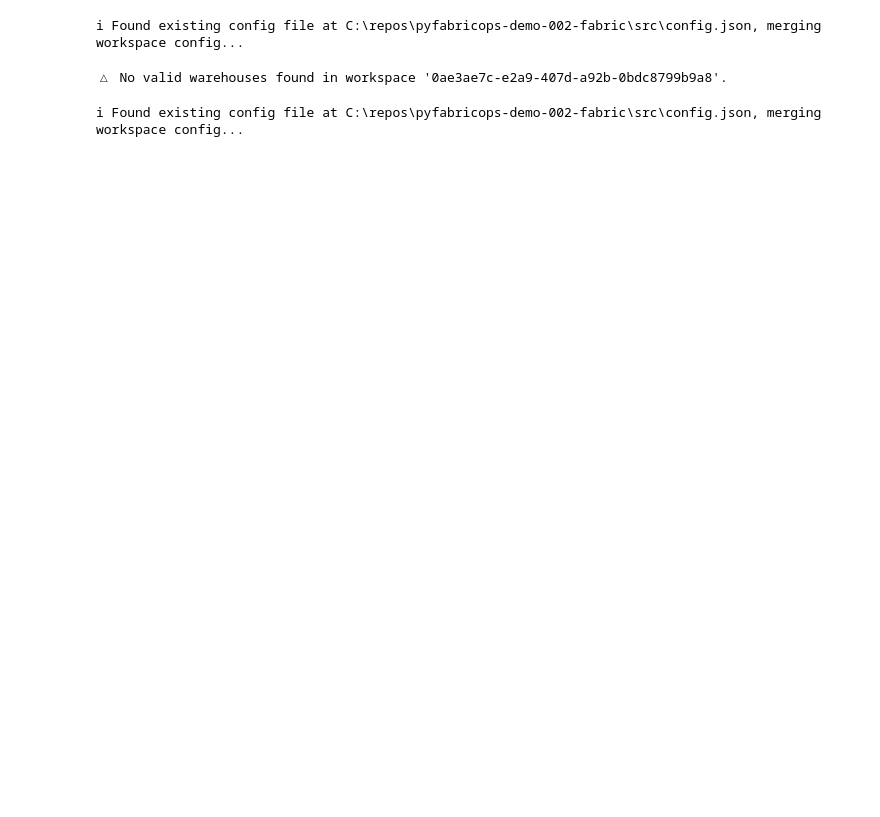
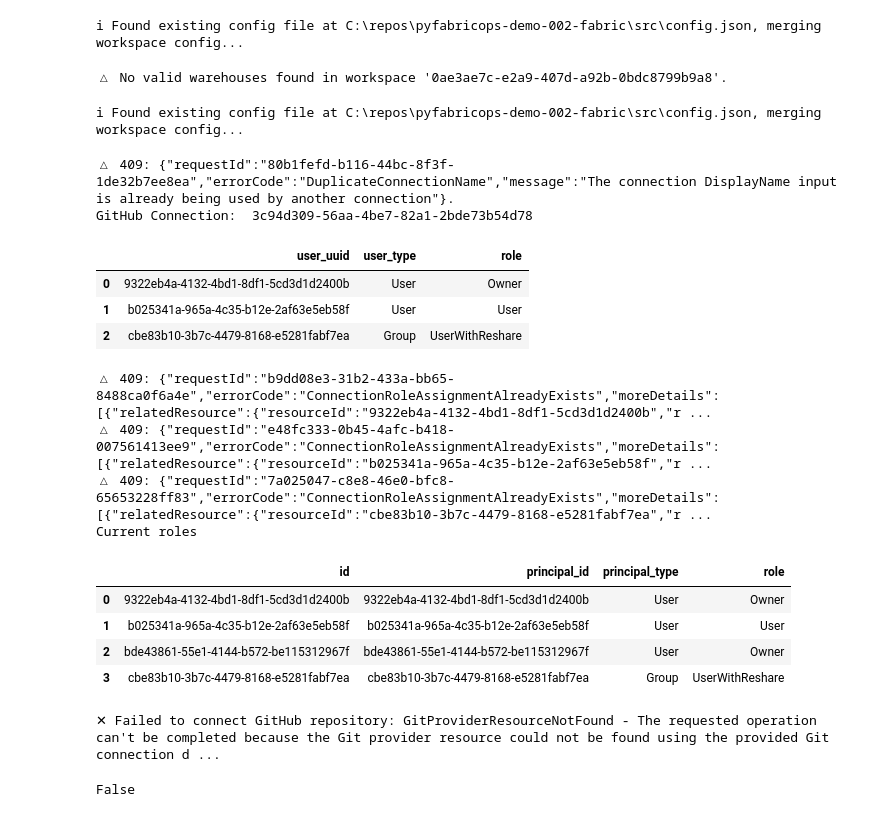
Before and after one commit to alisonpezzott/pyfabricops-demo-002-fabric, a Jupyter notebook: scripts/dev/initial_build.ipynb, the cells around one changed output. Drawn from its saved outputs; the diff is of its cells as text; code cells hidden in the pictures; blank space fills up the shorter version.

Commit message:
Script to connect to git

```diff
--- a/scripts/dev/initial_build.ipynb
+++ b/scripts/dev/initial_build.ipynb
@@ -209,3 +211,79 @@ pf.export_warehouse(
 )
 # %% [output]
 i Found existing config file at C:\repos\pyfabricops-demo-002-fabric\src\config.json, merging workspace config...
+# %%
+# Create GitHub connection
+
+from pyfabricops import get_connection
+
+
+load_dotenv()
+github_token = os.getenv('GH_TOKEN')
+
+github_connection = pf.create_github_source_control_connection(
+    'PF_002_Fabric',
+    'https://github.com/alisonpezzott/pyfabricops-demo-002-fabric',
+    github_token,
+)
+
+if github_connection:
+    github_connection_id = github_connection['id']
+else:
+    github_connection_id = get_connection('PF_002_Fabric')['id']
+
+print('GitHub Connection: ', github_connection_id)
+# %% [output]
+△ 409: {"requestId":"80b1fefd-b116-44bc-8f3f-1de32b7ee8ea","errorCode":"DuplicateConnectionName","message":"The connection DisplayName input is already being used by another connection"}.
+GitHub Connection:  3c94d309-56aa-4be7-82a1-2bde73b54d78
+# %%
+connections_roles_path = Path(root_path) / 'connections_roles.json'
+connections_roles = pf.read_json(connections_roles_path)
+display(pf.json_to_df(connections_roles))
+# %% [output]
+|  | user_uuid | user_type | role |
+| 0 | 9322eb4a-4132-4bd1-8df1-5cd3d1d2400b | User | Owner |
+| 1 | b025341a-965a-4c35-b12e-2af63e5eb58f | User | User |
+| 2 | cbe83b10-3b7c-4479-8168-e5281fabf7ea | Group | UserWithReshare |
+# %%
+# Add roles to connection
+roles_added = []
+for role in connections_roles:
+    role_added = pf.add_connection_role_assignment(
+        github_connection_id,
+        role['user_uuid'],
+        role['user_type'],
+        role['role']
+    )
+    if role_added:
+        roles_added.append(role_added)
+
+if roles_added:
+    print('Added roles')
+    display(pf.json_to_df(roles_added))
+else:
+    print('Current roles')
+    current_connection_roles = pf.list_connection_role_assignments(github_connection_id, df=True)
+    display(current_connection_roles)
+# %% [output]
+△ 409: {"requestId":"b9dd08e3-31b2-433a-bb65-8488ca0f6a4e","errorCode":"ConnectionRoleAssignmentAlreadyExists","moreDetails":[{"relatedResource":{"resourceId":"9322eb4a-4132-4bd1-8df1-5cd3d1d2400b","r ...
+△ 409: {"requestId":"e48fc333-0b45-4afc-b418-007561413ee9","errorCode":"ConnectionRoleAssignmentAlreadyExists","moreDetails":[{"relatedResource":{"resourceId":"b025341a-965a-4c35-b12e-2af63e5eb58f","r ...
+△ 409: {"requestId":"7a025047-c8e8-46e0-bfc8-65653228ff83","errorCode":"ConnectionRoleAssignmentAlreadyExists","moreDetails":[{"relatedResource":{"resourceId":"cbe83b10-3b7c-4479-8168-e5281fabf7ea","r ...
+Current roles
+|  | id | principal_id | principal_type | role |
+| 0 | 9322eb4a-4132-4bd1-8df1-5cd3d1d2400b | 9322eb4a-4132-4bd1-8df1-5cd3d1d2400b | User | Owner |
+| 1 | b025341a-965a-4c35-b12e-2af63e5eb58f | b025341a-965a-4c35-b12e-2af63e5eb58f | User | User |
+| 2 | bde43861-55e1-4144-b572-be115312967f | bde43861-55e1-4144-b572-be115312967f | User | Owner |
+| 3 | cbe83b10-3b7c-4479-8168-e5281fabf7ea | cbe83b10-3b7c-4479-8168-e5281fabf7ea | Group | UserWithReshare |
+# %%
+# Connect workspace to git repository
+pf.github_connect(
+    workspace_id,
+    github_connection_id,
+    owner_name='alisonpezzott',
+    repository_name='pyfabricops-demo-002-fabric',
+    branch_name=branch,
+    directory_name='src/' + workspace_alias
+)
+# %% [output]
+✕ Failed to connect GitHub repository: GitProviderResourceNotFound - The requested operation can't be completed because the Git provider resource could not be found using the provided Git connection d ...
+False
```
Also changed, not shown: parts of 1 cell of this notebook.
